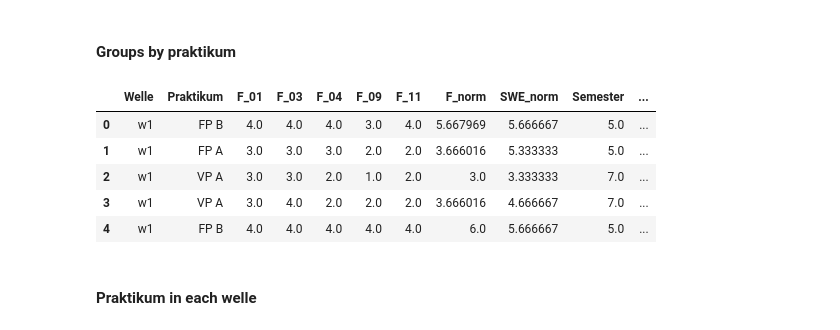
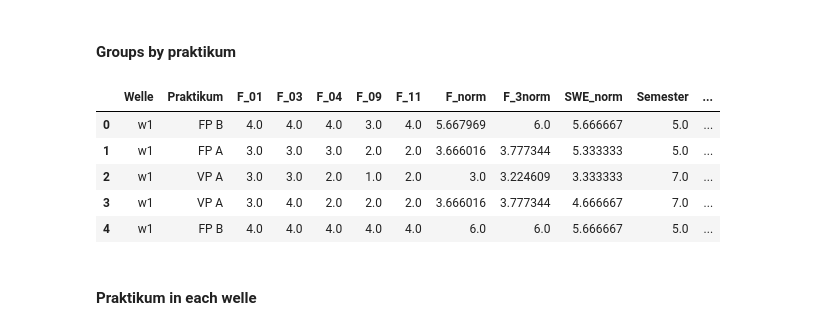
Before and after one commit to annaromankiewicz/masterarbeit, a Jupyter notebook: Analysis.ipynb, the cells around one changed output. Saved outputs shown, nothing was run; the diff lists cells and outputs as text; code cells hidden in the pictures.

```diff
--- a/Analysis.ipynb
+++ b/Analysis.ipynb
@@ -375,16 +392,16 @@ for key in groups_praktikum.keys():
 # %%
 list_praktikums = pd.DataFrame(
     np.concatenate(tuple(praktikum_values for praktikum_values in groups_praktikum.values()), axis=0),
-    columns=['Welle','Praktikum','F_01','F_03','F_04','F_09','F_11','F_norm','SWE_norm','Semester','geschlecht','age']
+    columns=['Welle','Praktikum','F_01','F_03','F_04','F_09','F_11','F_norm','F_3norm','SWE_norm','Semester','geschlecht','age']
 )
 list_praktikums.head()
 # %% [output]
-|  | Welle | Praktikum | F_01 | F_03 | F_04 | F_09 | F_11 | F_norm | SWE_norm | Semester | ... |
-| 0 | w1 | FP B | 4.0 | 4.0 | 4.0 | 3.0 | 4.0 | 5.667969 | 5.666667 | 5.0 | ... |
-| 1 | w1 | FP A | 3.0 | 3.0 | 3.0 | 2.0 | 2.0 | 3.666016 | 5.333333 | 5.0 | ... |
-| 2 | w1 | VP A | 3.0 | 3.0 | 2.0 | 1.0 | 2.0 | 3.0 | 3.333333 | 7.0 | ... |
-| 3 | w1 | VP A | 3.0 | 4.0 | 2.0 | 2.0 | 2.0 | 3.666016 | 4.666667 | 7.0 | ... |
-| 4 | w1 | FP B | 4.0 | 4.0 | 4.0 | 4.0 | 4.0 | 6.0 | 5.666667 | 5.0 | ... |
+|  | Welle | Praktikum | F_01 | F_03 | F_04 | F_09 | F_11 | F_norm | F_3norm | SWE_norm | Semester | ... |
+| 0 | w1 | FP B | 4.0 | 4.0 | 4.0 | 3.0 | 4.0 | 5.667969 | 6.0 | 5.666667 | 5.0 | ... |
+| 1 | w1 | FP A | 3.0 | 3.0 | 3.0 | 2.0 | 2.0 | 3.666016 | 3.777344 | 5.333333 | 5.0 | ... |
+| 2 | w1 | VP A | 3.0 | 3.0 | 2.0 | 1.0 | 2.0 | 3.0 | 3.224609 | 3.333333 | 7.0 | ... |
+| 3 | w1 | VP A | 3.0 | 4.0 | 2.0 | 2.0 | 2.0 | 3.666016 | 3.777344 | 4.666667 | 7.0 | ... |
+| 4 | w1 | FP B | 4.0 | 4.0 | 4.0 | 4.0 | 4.0 | 6.0 | 6.0 | 5.666667 | 5.0 | ... |
 # %% [markdown]
 #### Praktikum in each welle
 # %%
```
Also changed, not shown: parts of 5 cells of this notebook, 1 other file.
